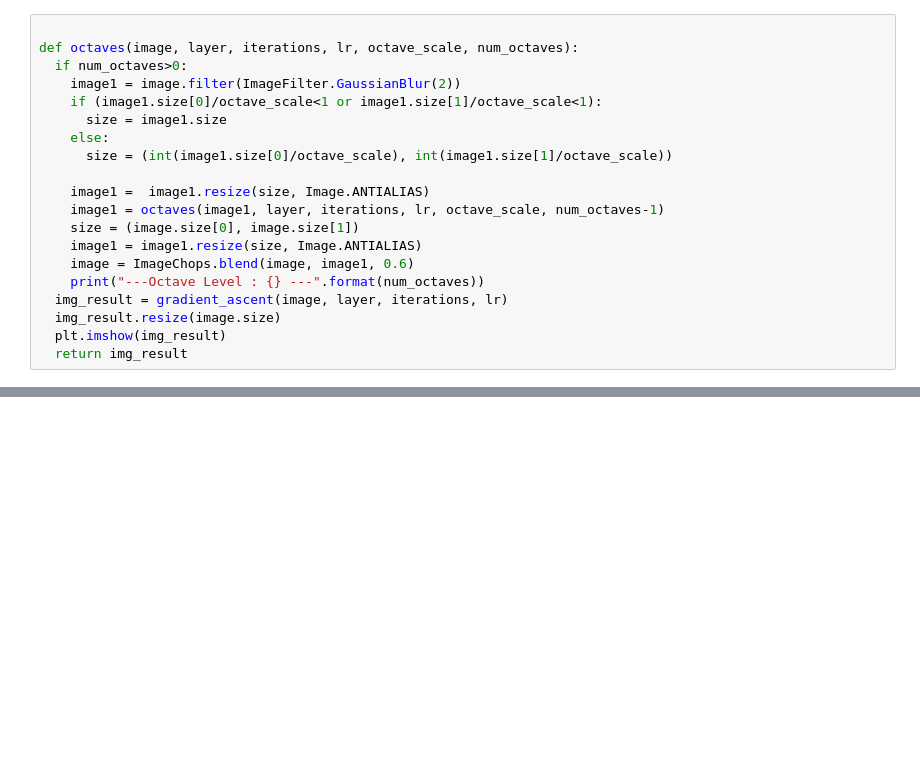
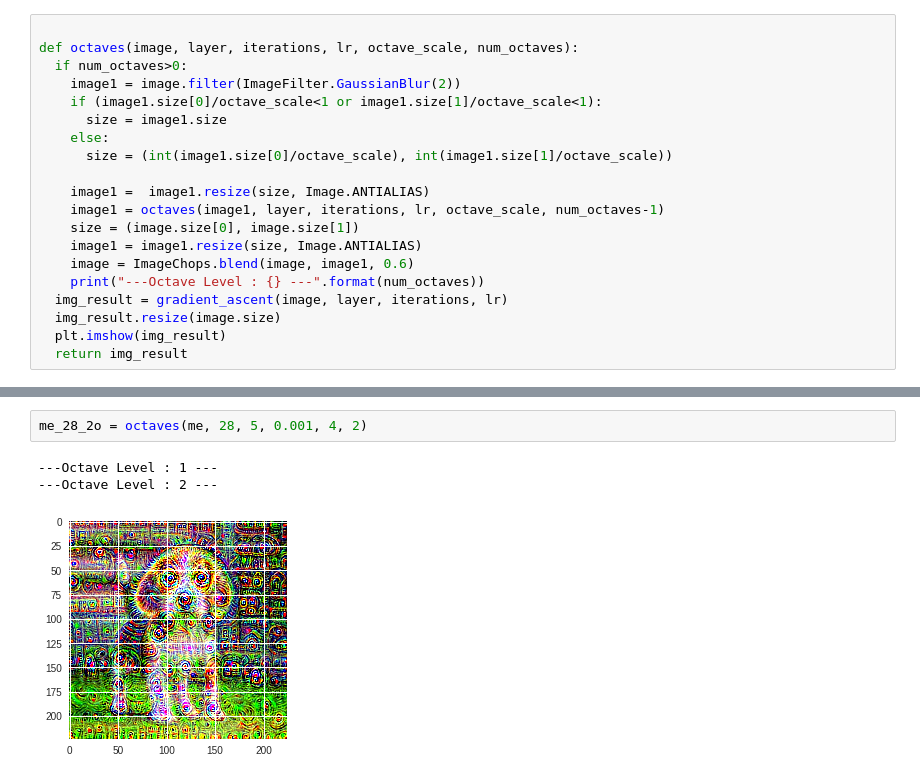
Before and after one commit to saranshkarira/CNN-Visual-Interpretor-PyTorch, a Jupyter notebook: setup.ipynb, the cells around one changed output, grey strips where cells are left out. Cells and saved outputs as stored; diff of their text form; blank space fills up the shorter version.

```diff
--- a/setup.ipynb
+++ b/setup.ipynb
@@ -112,0 +150,6 @@ me = load_image("beagle.jpg")
+# %%
+me_28_2o = octaves(me, 28, 5, 0.001, 4, 2)
+# %% [output]
+---Octave Level : 1 ---
+---Octave Level : 2 ---
+[figure, added]
```
Also changed, not shown: parts of 16 cells of this notebook.
